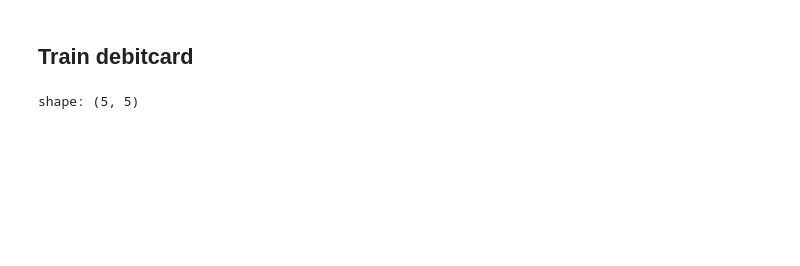
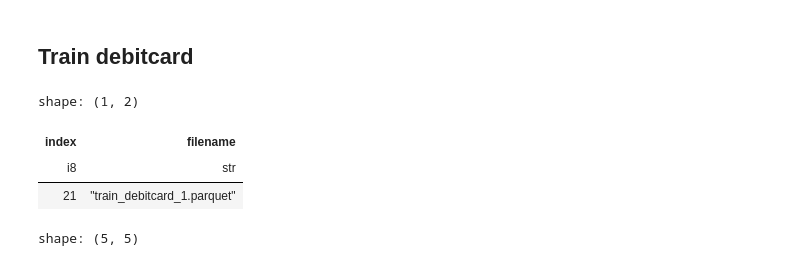
Before and after one commit to h4ck4l1/datasets, a Jupyter notebook: credit_risk/credit_risk.ipynb, the cells around one changed output. Cells and saved outputs as stored; diff of their text form; code cells hidden in the pictures; blank space fills up the shorter version.

```diff
--- a/credit_risk/credit_risk.ipynb
+++ b/credit_risk/credit_risk.ipynb
@@ -328,6 +337,13 @@ shape: (5, 44)
 | 409 | null | 2.00 | 3.00 | 0.00 | ... |
 # %% [markdown]
 ## Train debitcard
+# %%
+all_files_df.filter(pl.col('filename').str.contains("debit"))
+# %% [output]
+shape: (1, 2)
+| index | filename |
+| i8 | str |
+| 21 | "train_debitcard_1.parquet" |
 # %%
 train_debit = preprocess(21)
 display(train_debit.fetch().head())
```
Also changed, not shown: parts of 5 cells of this notebook.
